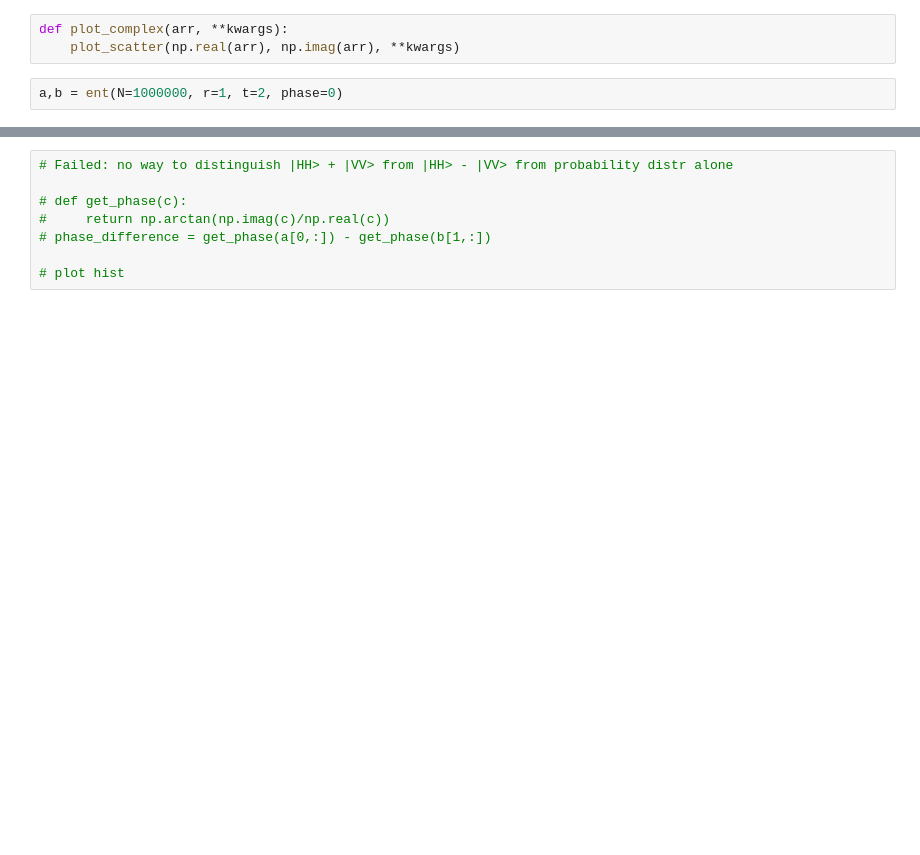
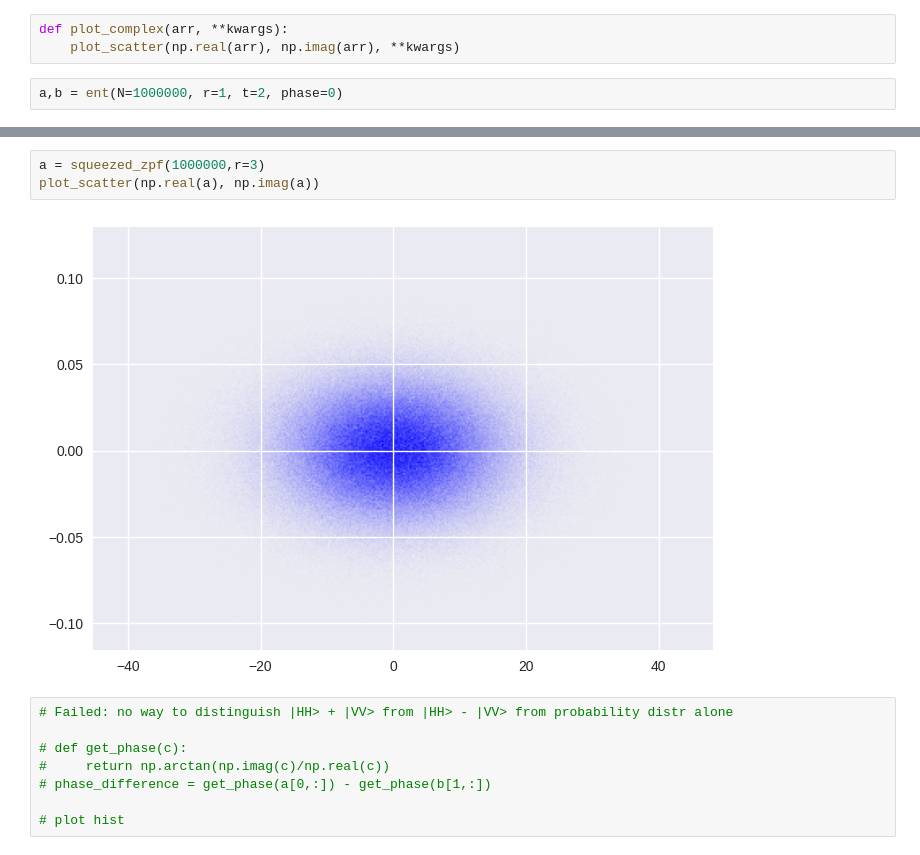
Before and after one commit to ironak/GaussianBosonSampling, a Jupyter notebook: sandbox.ipynb, the cells around one changed output, grey strips where cells are left out. Saved outputs shown, nothing was run; the diff lists cells and outputs as text; blank space fills up the shorter version.

```diff
--- a/sandbox.ipynb
+++ b/sandbox.ipynb
@@ -143,3 +143,8 @@ p = plot_scatter(ah, bv, poly_regr_deg=1, savefile='hv_vh_entangled.png')
+# %%
+a = squeezed_zpf(1000000,r=3)
+plot_scatter(np.real(a), np.imag(a))
+# %% [output]
+[figure, added]
 # %%
 # Failed: no way to distinguish |HH> + |VV> from |HH> - |VV> from probability distr alone
 
```
Also changed, not shown: parts of 12 cells of this notebook, 5 other files.
